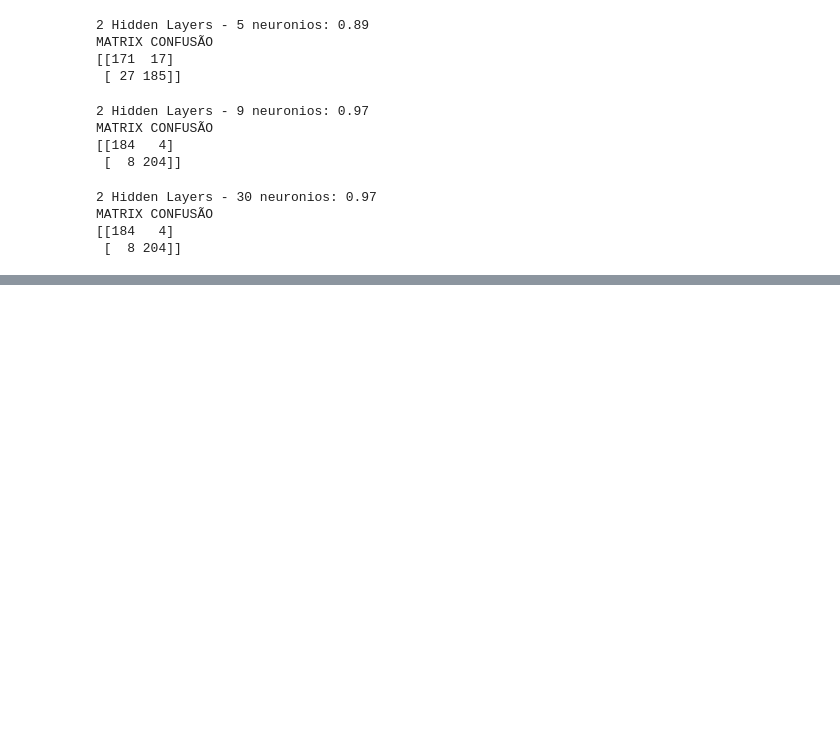
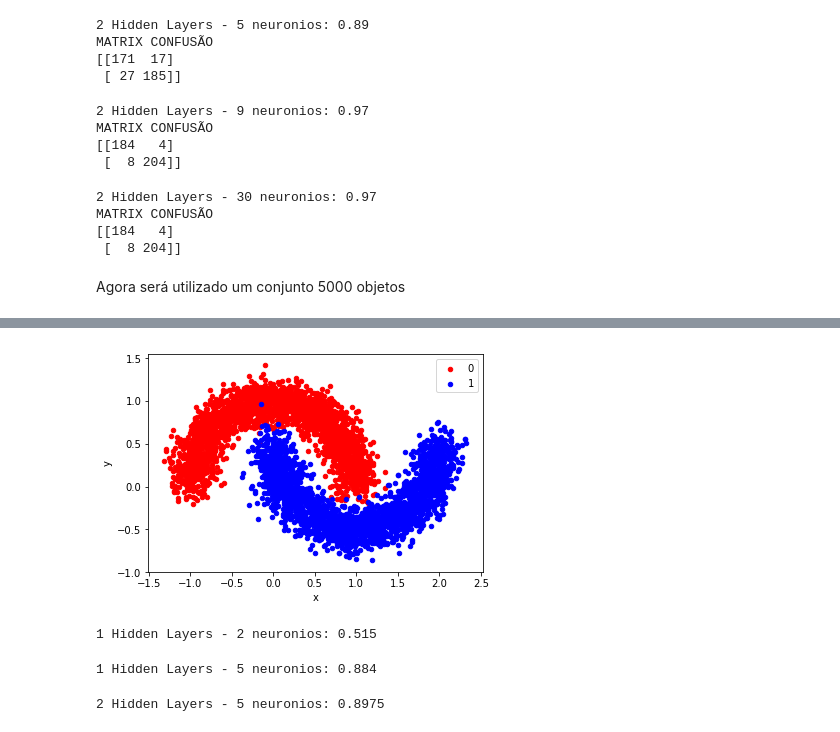
Before and after one commit to Tiagoeem/IA_P2_UFABC, a Jupyter notebook: Exercicio 3.ipynb, the cells around one changed output, grey strips where cells are left out. Cells and saved outputs as stored; diff of their text form; code cells hidden in the pictures; blank space fills up the shorter version.

Commit message:
Exercicio 3 -> adicionado iteração com 5000 objetos

```diff
--- a/Exercicio 3.ipynb
+++ b/Exercicio 3.ipynb
@@ -202,3 +202,19 @@ print( str(mc))
 MATRIX CONFUSÃO
 [[184   4]
  [  8 204]]
+# %% [markdown]
+Agora será utilizado um conjunto 5000 objetos
+# %%
+# Gerando dataset não linear
+X, y = make_moons(n_samples=5000, noise=0.13)
+# scatter plot, dots colored by class value
+df_data = DataFrame(dict(x=X[:,0], y=X[:,1], label=y))
+colors = {0:'red', 1:'blue'}
+fig, ax = pyplot.subplots()
+df_agrupado = df_data.groupby('label')
+for key, group in df_agrupado:
+    group.plot(ax=ax, kind='scatter', x='x', y='y', label=key, color=colors[key])
+
+
+pyplot
+# %% [output]
@@ -204,0 +222 @@ MATRIX CONFUSÃO
+[figure, added]
@@ -204,0 +229,45 @@ MATRIX CONFUSÃO
+# %%
+# 1 hidden layers com 2 neuronios
+classificador = MLPClassifier( solver='sgd', alpha=1e-5, hidden_layer_sizes=(2), max_iter=5000, random_state=1 )
+#treinando
+classificador.fit(x_train,y_train)
+
+#realizando a predição para poder verificar o score do modelo
+y_predicao1 = classificador.predict( x_test )
+
+#claculando o score
+score_1_2 = accuracy_score(y_test, y_predicao1)
+
+print( '1 Hidden Layers - 2 neuronios: ' + str(score_1_2))
+# %% [output]
+1 Hidden Layers - 2 neuronios: 0.515
+# %%
+# 1 hidden layers com 5 neuronios
+classificador = MLPClassifier( solver='sgd', alpha=1e-5, hidden_layer_sizes=(5,), max_iter=5000, random_state=1 )
+#treinando
+classificador.fit(x_train,y_train)
+
+#realizando a predição para poder verificar o score do modelo
+y_predicao2 = classificador.predict( x_test )
+
+#claculando o score
+score_1_5 = accuracy_score(y_test, y_predicao2)
+
+print( '1 Hidden Layers - 5 neuronios: ' + str(score_1_5))
+# %% [output]
+1 Hidden Layers - 5 neuronios: 0.884
+# %%
+# 2 hidden layers com 5 neuronios
+classificador = MLPClassifier( solver='sgd', alpha=1e-5, hidden_layer_sizes=(5, 5), max_iter=5000, random_state=1 )
+#treinando
+classificador.fit(x_train,y_train)
+
+#realizando a predição para poder verificar o score do modelo
+y_predicao3 = classificador.predict( x_test )
+
+#claculando o score
+score_2_5 = accuracy_score(y_test, y_predicao3)
+
+print( '2 Hidden Layers - 5 neuronios: ' + str(score_2_5))
+# %% [output]
+2 Hidden Layers - 5 neuronios: 0.8975
```
Also changed, not shown: parts of 13 cells of this notebook.
